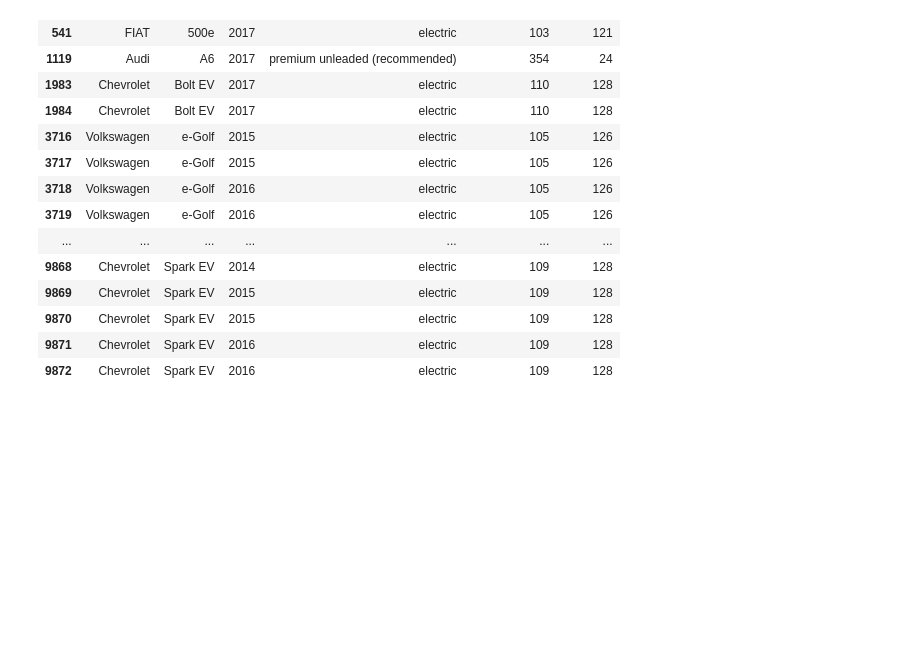
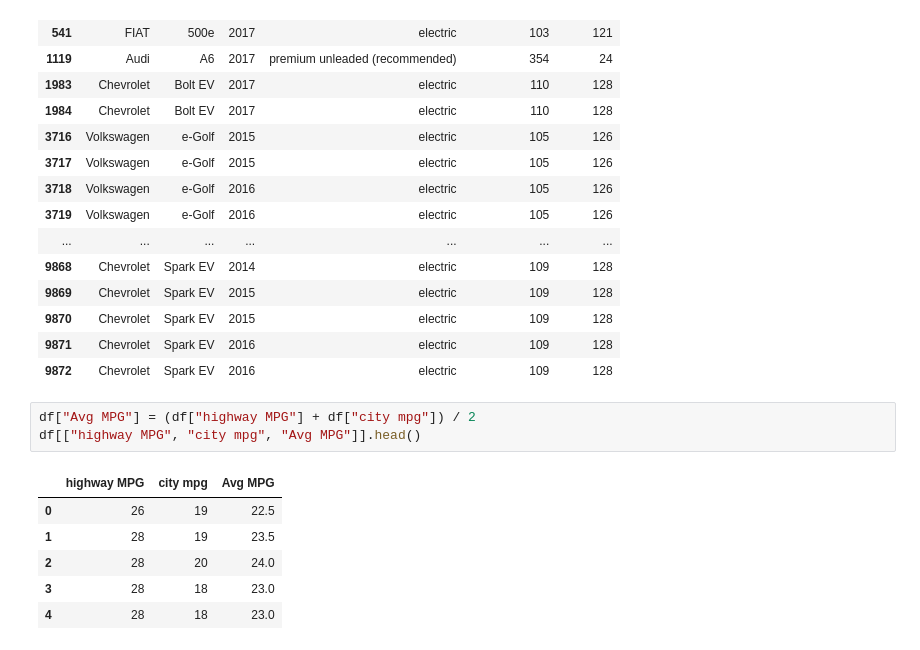
Before and after one commit to JuanPrieto16/proyecto_carros_proga2, a Jupyter notebook: cuadernos/exploracion_juan.ipynb, the cells around one changed output. Cells and saved outputs as stored; diff of their text form; blank space fills up the shorter version.

```diff
--- a/cuadernos/exploracion_juan.ipynb
+++ b/cuadernos/exploracion_juan.ipynb
@@ -154,3 +154,13 @@ df[df["highway MPG"] > 100][["Make", "Model", "Year", "Engine Fuel Type", "highw
 | 9870 | Chevrolet | Spark EV | 2015 | electric | 109 | 128 |
 | 9871 | Chevrolet | Spark EV | 2016 | electric | 109 | 128 |
 | 9872 | Chevrolet | Spark EV | 2016 | electric | 109 | 128 |
+# %%
+df["Avg MPG"] = (df["highway MPG"] + df["city mpg"]) / 2
+df[["highway MPG", "city mpg", "Avg MPG"]].head()
+# %% [output]
+|  | highway MPG | city mpg | Avg MPG |
+| 0 | 26 | 19 | 22.5 |
+| 1 | 28 | 19 | 23.5 |
+| 2 | 28 | 20 | 24.0 |
+| 3 | 28 | 18 | 23.0 |
+| 4 | 28 | 18 | 23.0 |
```
Also changed, not shown: parts of 2 cells of this notebook, 1 other file.
